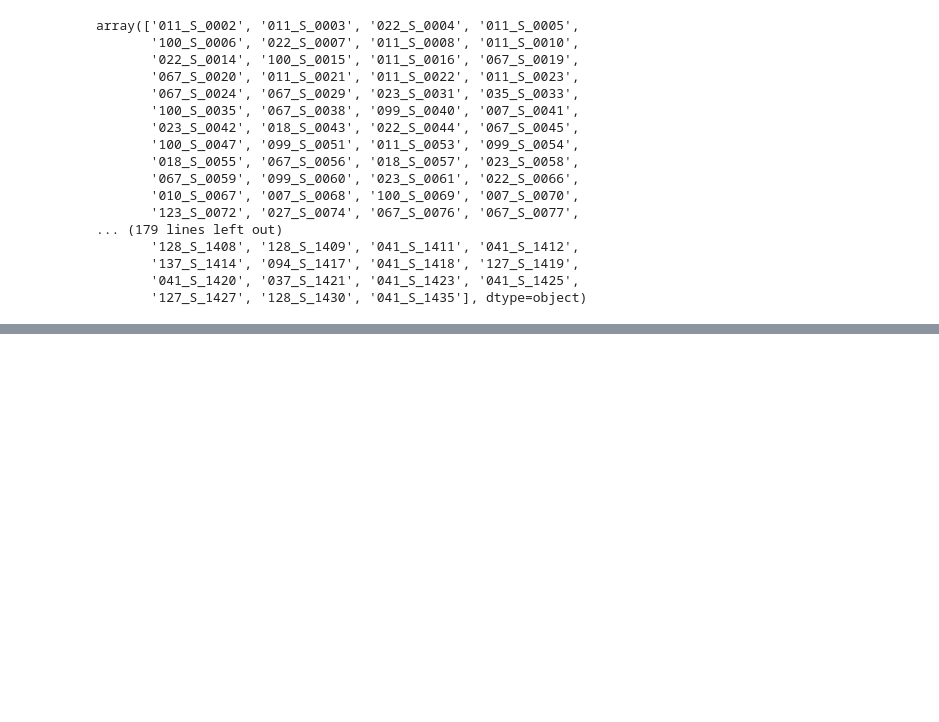
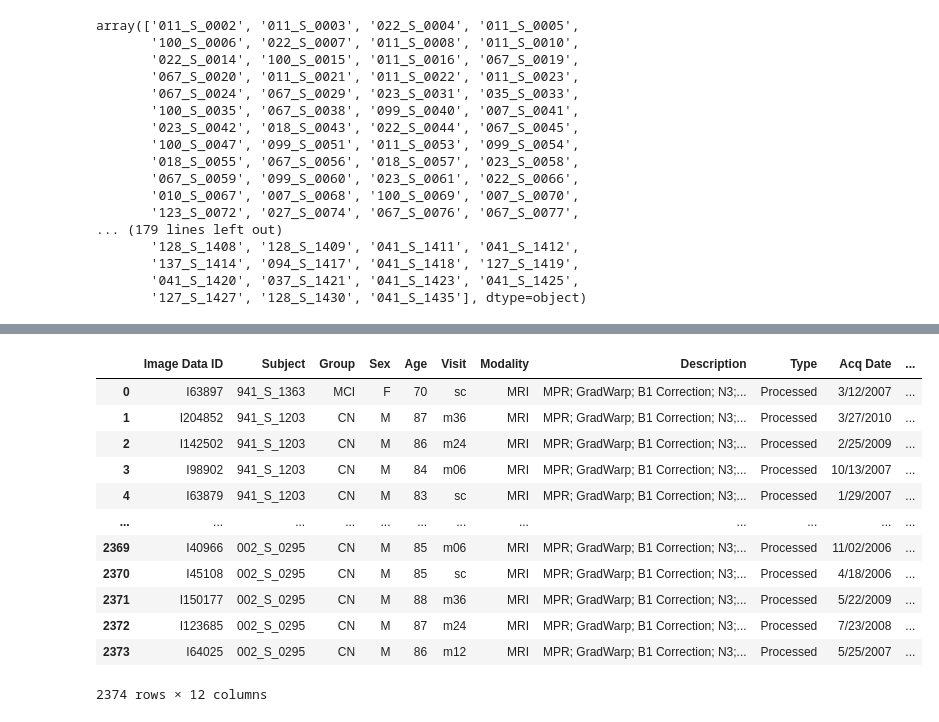
Before and after one commit to DCAN-Labs/lifespan_seg_model_data, a Jupyter notebook: notebooks-for-lssm/adni_for_lssm.ipynb, the cells around one changed output, grey strips where cells are left out. Saved outputs shown, nothing was run; the diff lists cells and outputs as text; code cells hidden in the pictures; blank space fills up the shorter version.

```diff
--- a/notebooks-for-lssm/adni_for_lssm.ipynb
+++ b/notebooks-for-lssm/adni_for_lssm.ipynb
@@ -478,0 +498,17 @@ merged_no_age.to_csv('../data-for-lssm/cleaned/adni_final_qc_no_age.csv', index=
+# %%
+t1s = pd.read_csv('../data-for-lssm/raw/mpr_final_4_10_2025.csv')
+t1s
+# %% [output]
+|  | Image Data ID | Subject | Group | Sex | Age | Visit | Modality | Description | Type | Acq Date | ... |
+| 0 | I63897 | 941_S_1363 | MCI | F | 70 | sc | MRI | MPR; GradWarp; B1 Correction; N3;... | Processed | 3/12/2007 | ... |
+| 1 | I204852 | 941_S_1203 | CN | M | 87 | m36 | MRI | MPR; GradWarp; B1 Correction; N3;... | Processed | 3/27/2010 | ... |
+| 2 | I142502 | 941_S_1203 | CN | M | 86 | m24 | MRI | MPR; GradWarp; B1 Correction; N3;... | Processed | 2/25/2009 | ... |
+| 3 | I98902 | 941_S_1203 | CN | M | 84 | m06 | MRI | MPR; GradWarp; B1 Correction; N3;... | Processed | 10/13/2007 | ... |
+| 4 | I63879 | 941_S_1203 | CN | M | 83 | sc | MRI | MPR; GradWarp; B1 Correction; N3;... | Processed | 1/29/2007 | ... |
+| ... | ... | ... | ... | ... | ... | ... | ... | ... | ... | ... | ... |
+| 2369 | I40966 | 002_S_0295 | CN | M | 85 | m06 | MRI | MPR; GradWarp; B1 Correction; N3;... | Processed | 11/02/2006 | ... |
+| 2370 | I45108 | 002_S_0295 | CN | M | 85 | sc | MRI | MPR; GradWarp; B1 Correction; N3;... | Processed | 4/18/2006 | ... |
+| 2371 | I150177 | 002_S_0295 | CN | M | 88 | m36 | MRI | MPR; GradWarp; B1 Correction; N3;... | Processed | 5/22/2009 | ... |
+| 2372 | I123685 | 002_S_0295 | CN | M | 87 | m24 | MRI | MPR; GradWarp; B1 Correction; N3;... | Processed | 7/23/2008 | ... |
+| 2373 | I64025 | 002_S_0295 | CN | M | 86 | m12 | MRI | MPR; GradWarp; B1 Correction; N3;... | Processed | 5/25/2007 | ... |
+2374 rows × 12 columns
```
Also changed, not shown: parts of 5 cells of this notebook.
